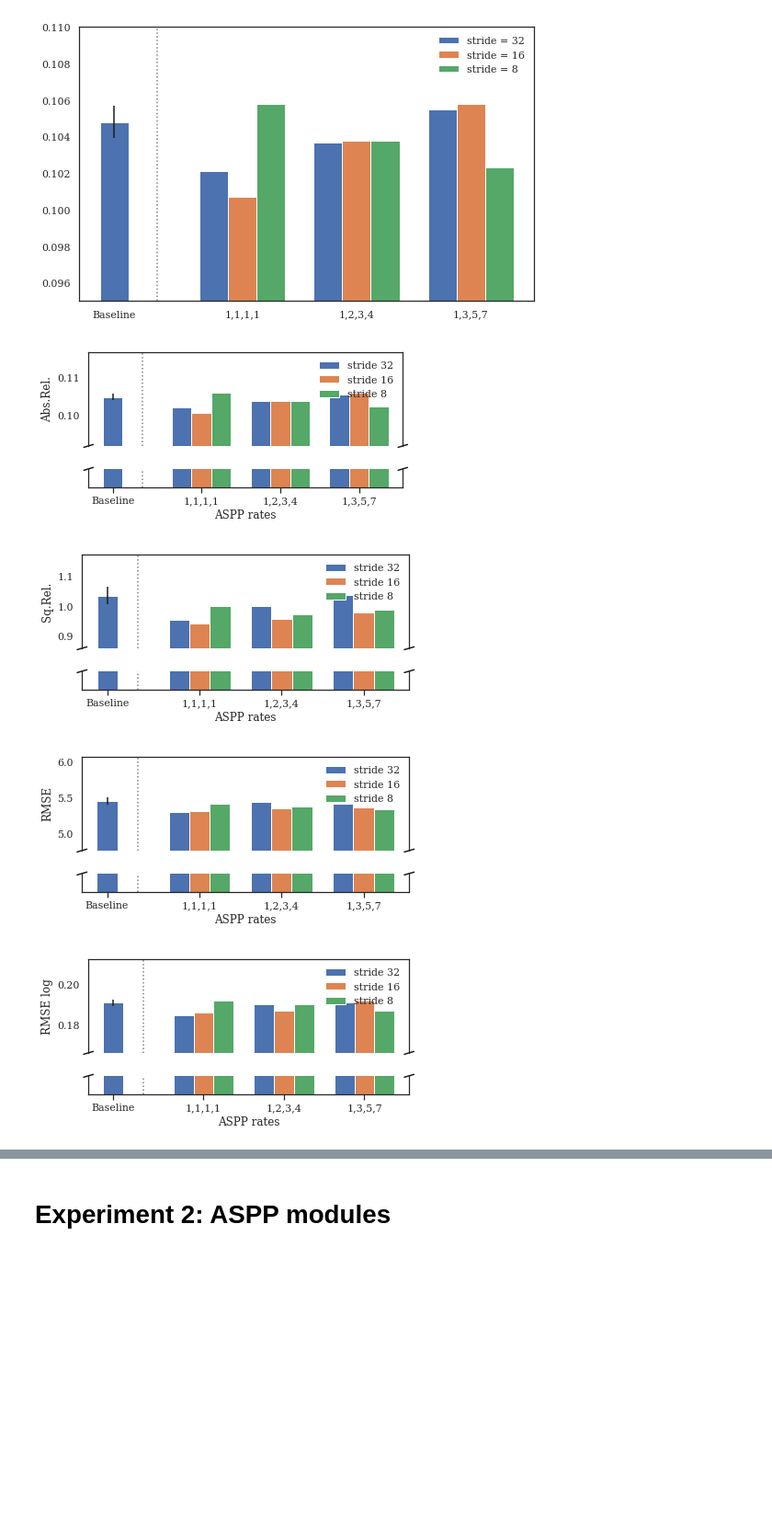
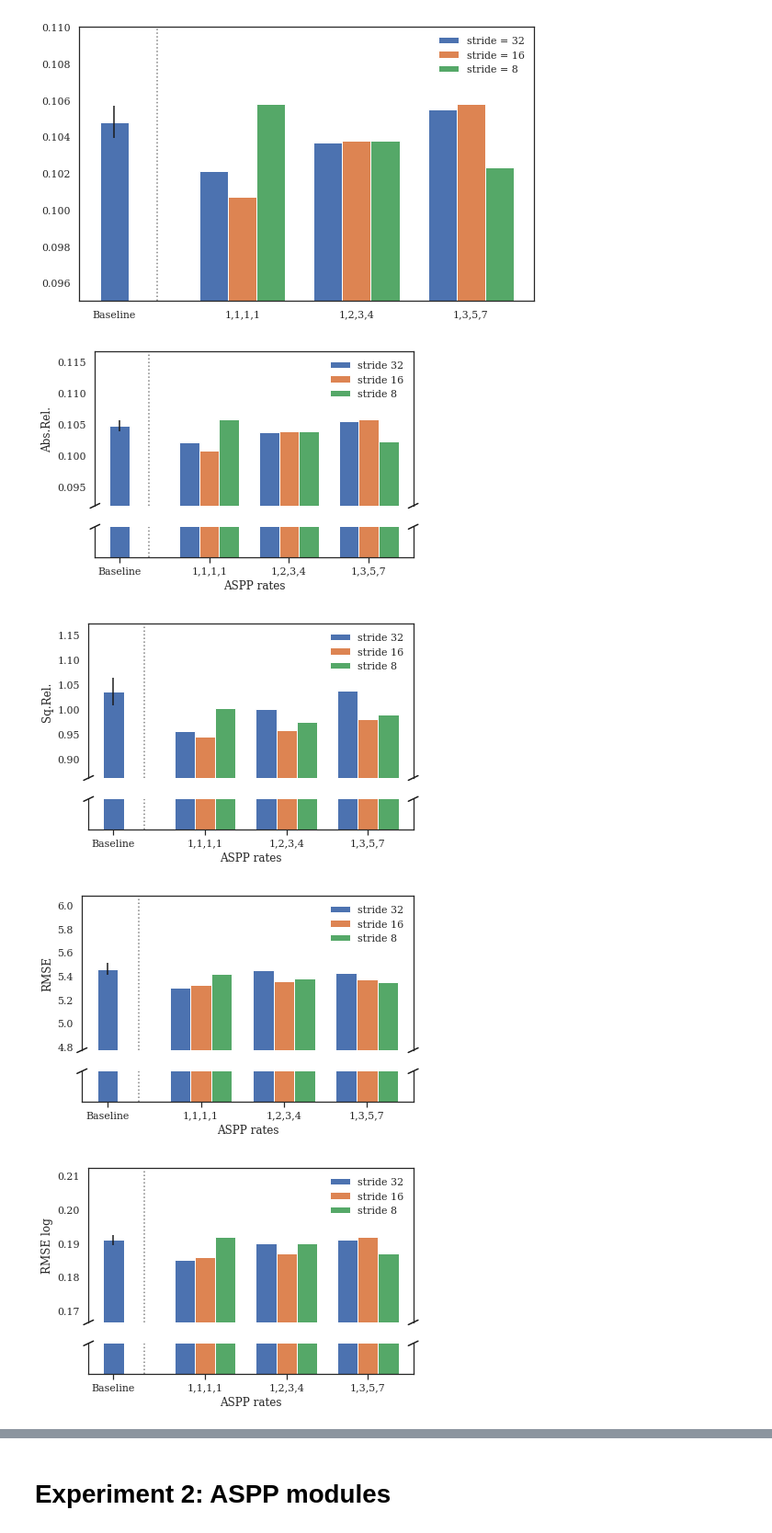
Before and after one commit to braun-steven/atrous-monodepth, a Jupyter notebook: notebooks/Results.ipynb, the cells around one changed output, grey strips where cells are left out. Shown at 92% size. Saved outputs shown, nothing was run; the diff lists cells and outputs as text; code cells hidden in the pictures; blank space fills up the shorter version.

Commit message:
Minor change to plot for report

```diff
--- a/notebooks/Results.ipynb
+++ b/notebooks/Results.ipynb
@@ -94,7 +94,7 @@ def broken_barplot_multistride(df, key, baseline_stds, ratio=5, ylabel="", figsi
     """
     f = plt.figure(figsize=figsize)
     f.tight_layout()
-    f.set_size_inches(6, 3)
+    f.set_size_inches(6, 4)
 
     gs = gridspec.GridSpec(2, 1 ,height_ratios=[ratio,1])
 
@@ -128,7 +128,7 @@ def broken_barplot_multistride(df, key, baseline_stds, ratio=5, ylabel="", figsi
     plt.xticks([r1[0]]+r2, df[df["Output-stride"] == 32]["Model"])
     #plt.xticks([r1[0]]+[r+width/2 for r in r1[1:]], df[df["Output-stride"] == 32]["Model"])
 
-    ax.legend(frameon=False, loc="upper right")
+    ax.legend(frameon=False, loc="best")
 
     ylim = ax.get_ylim()
     ylim = 0.9 * min([patch.get_height() for patch in bar.patches]), ylim[1] * 1.05
@@ -145,34 +145,34 @@ def broken_barplot_multistride(df, key, baseline_stds, ratio=5, ylabel="", figsi
     ax2.xaxis.tick_bottom()
     ax2.set_xlabel("ASPP rates")
 
     ax.set_ylabel(ylabel)
 
     # This looks pretty good, and was fairly painless, but you can get that
     # cut-out diagonal lines look with just a bit more work. The important
     # thing to know here is that in axes coordinates, which are always
     # between 0-1, spine endpoints are at these locations (0,0), (0,1),
     # (1,0), and (1,1).  Thus, we just need to put the diagonals in the
     # appropriate corners of each of our axes, and so long as we use the
     # right transform and disable clipping.
 
     d = .015  # how big to make the diagonal lines in axes coordinates
     # arguments to pass to plot, just so we don't keep repeating them
     kwargs = dict(transform=ax.transAxes, color='k', clip_on=False)
     ax.plot((-d, +d), (-d, +d), **kwargs)        # top-left diagonal
     ax.plot((1 - d, 1 + d), (-d, +d), **kwargs)  # top-right diagonal
 
     kwargs.update(transform=ax2.transAxes)  # switch to the bottom axes
     ax2.plot((-d, +d), (1 - ratio*d, 1 + ratio*d), **kwargs)  # bottom-left diagonal
     ax2.plot((1 - d, 1 + d), (1 - ratio*d, 1 + ratio*d), **kwargs)  # bottom-right diagonal
 
     f.tight_layout()
 
 
 for error in ["Abs.Rel.", "Sq.Rel.", "RMSE", "RMSE log", "δ<1.25", "δ<1.25^2", "δ<1.25^3"]:
     broken_barplot_multistride(df, error, baseline_stds, ylabel=error, figsize=get_figsize(2.0))
     plt.savefig("../data/plots/experiment1_{}.pdf".format(error.replace(".", "")))
 # %% [output]
-[figure, old version]
+[figure, new version]
-[figure, old version]
+[figure, new version]
-[figure, old version]
+[figure, new version]
-[figure, old version]
+[figure, new version]
```
Also changed, not shown: parts of 1 cell of this notebook.
